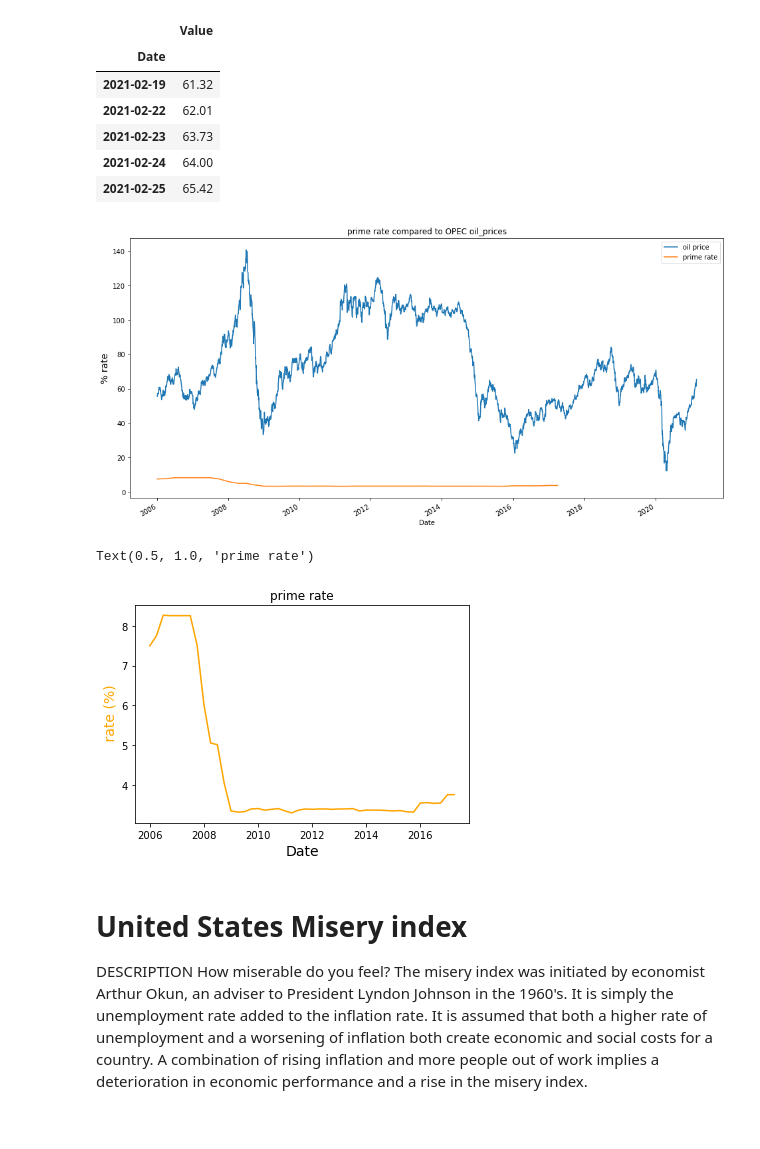
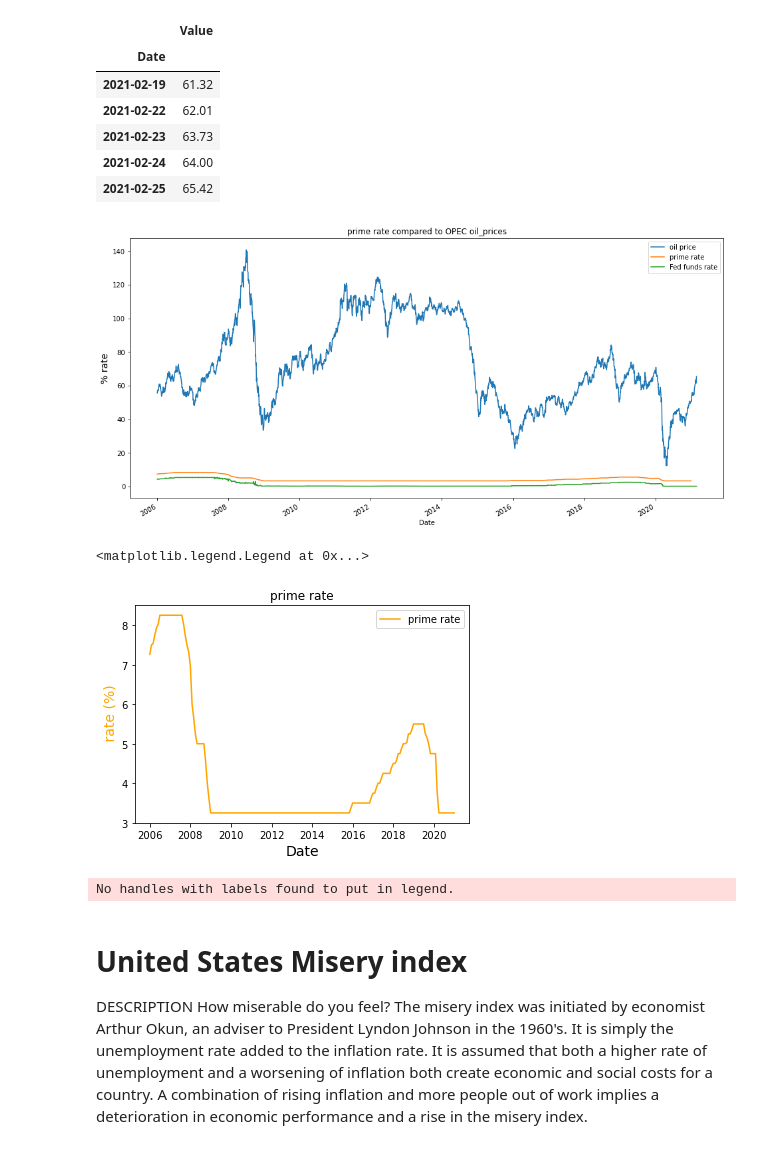
Before and after one commit to Nickoranteng/Stock-market, a Jupyter notebook: Rising_prime_rates.ipynb, the cells around one changed output. Saved outputs shown, nothing was run; the diff lists cells and outputs as text; code cells hidden in the pictures.

```diff
--- a/Rising_prime_rates.ipynb
+++ b/Rising_prime_rates.ipynb
@@ -59,5 +63,5 @@ filtered_prime_rate_df.tail()
 # Effective Federal Funds Rate
 Federal funds rate is the target interest rate set by the Federal Open Market Committee (FOMC) at which commercial banks borrow and lend their excess reserves to each other overnight
 # %%
-# fed_funds_rate = quandl.get("FRED/EFFR", authtoken = api_key)
-# fed_funds_rate.tail()
+fed_funds_rate = quandl.get("FRED/EFFR", authtoken = api_key)
+fed_funds_rate.tail()
@@ -64,3 +76,3 @@ Federal funds rate is the target interest rate set by the Federal Open Market Co
 # %%
-# fed_funds_rate=fed_funds_rate.reset_index()
-# fed_funds_rate
+fed_funds_rate=fed_funds_rate.reset_index()
+fed_funds_rate
@@ -66,0 +93,4 @@ Federal funds rate is the target interest rate set by the Federal Open Market Co
+# %%
+fed_funds_rate_filter = fed_funds_rate.loc[(fed_funds_rate['Date'] >= '2006-01-01') ]
+
+fed_funds_rate_filter.tail()
@@ -66,0 +104,3 @@ Federal funds rate is the target interest rate set by the Federal Open Market Co
+# %%
+fed_funds_rate_filter =fed_funds_rate_filter.set_index('Date')
+fed_funds_rate_filter.tail()
@@ -120,27 +168,31 @@ filtered_oil_prices_df.tail()
 # %%
 # plot based on opening prices
 fig,ax = plt.subplots()
 filtered_oil_prices_df['Value'].plot( label = 'oil price', figsize = (16,8))
-filtered_prime_rate_df['Value'].plot (label = 'prime rate')
+filtered_prime_rate_df['MPRIME'].plot (label = 'prime rate')
+fed_funds_rate_filter['Value'].plot (label = 'Fed funds rate')
+
 #fed_funds_rate['Value'].plot(label = 'federal funds rate', title='Federal funds rate vrs prime rate')
 ax.set_ylabel("% rate",fontsize=14)
 ax.set_title("prime rate compared to OPEC oil_prices")
 plt.legend();
 # %% [output]
-[figure, old version]
+[figure, new version]
 # %%
 # create figure and axis objects with subplots() for prime rates
 fig,ax = plt.subplots()
 # make a plot
-ax.plot(filtered_prime_rate_df.Value, color="orange")
+ax.plot(filtered_prime_rate_df.MPRIME, color="orange")
+#ax.plot(fed_funds_rate_filter.Value,color = "green")
 # set x-axis label
 ax.set_xlabel("Date",fontsize=14)
 # set y-axis label
 ax.set_ylabel(" rate (%)",fontsize=14,color="orange")
 ax.set_title("prime rate")
+ax.legend(['prime rate'])
 # %% [output]
-Text(0.5, 1.0, 'prime rate')
+<matplotlib.legend.Legend at 0x...>
-[figure, old version]
+[figure, new version]
 # %%
 # twin object for two different y-axis on the sample plot
 ax2=ax.twinx()
@@ -148,13 +200,15 @@ ax2=ax.twinx()
 ax2.plot(filtered_oil_prices_df.Value,color="blue")
 ax2.set_ylabel("oil price ($)",color="blue",fontsize=14)
 ax.set_title("prime rate compared to OPEC oil_prices")
-
-#plt.show()
+ax.legend()
+plt.show()
 # save the plot as a file
 fig.savefig('prime_rate_compared_to_OPEC_oil_prices.jpg',
             format='jpeg',
             dpi=150,
             bbox_inches='tight')
+# %% [output]
+No handles with labels found to put in legend.
 # %% [markdown]
 # United States Misery index
 DESCRIPTION How miserable do you feel? The misery index was initiated by economist Arthur Okun, an adviser to President Lyndon Johnson in the 1960's. It is simply the unemployment rate added to the inflation rate. It is assumed that both a higher rate of unemployment and a worsening of inflation both create economic and social costs for a country. A combination of rising inflation and more people out of work implies a deterioration in economic performance and a rise in the misery index.
```
Also changed, not shown: parts of 17 cells of this notebook, 2 other files.
